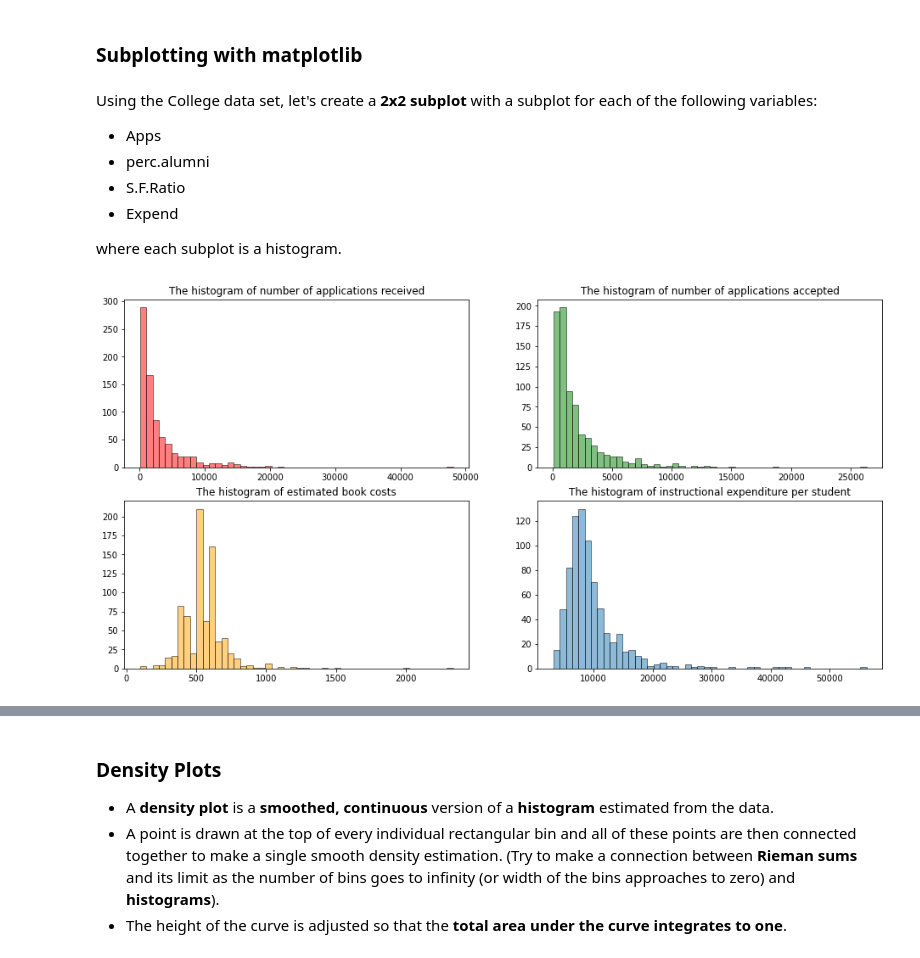
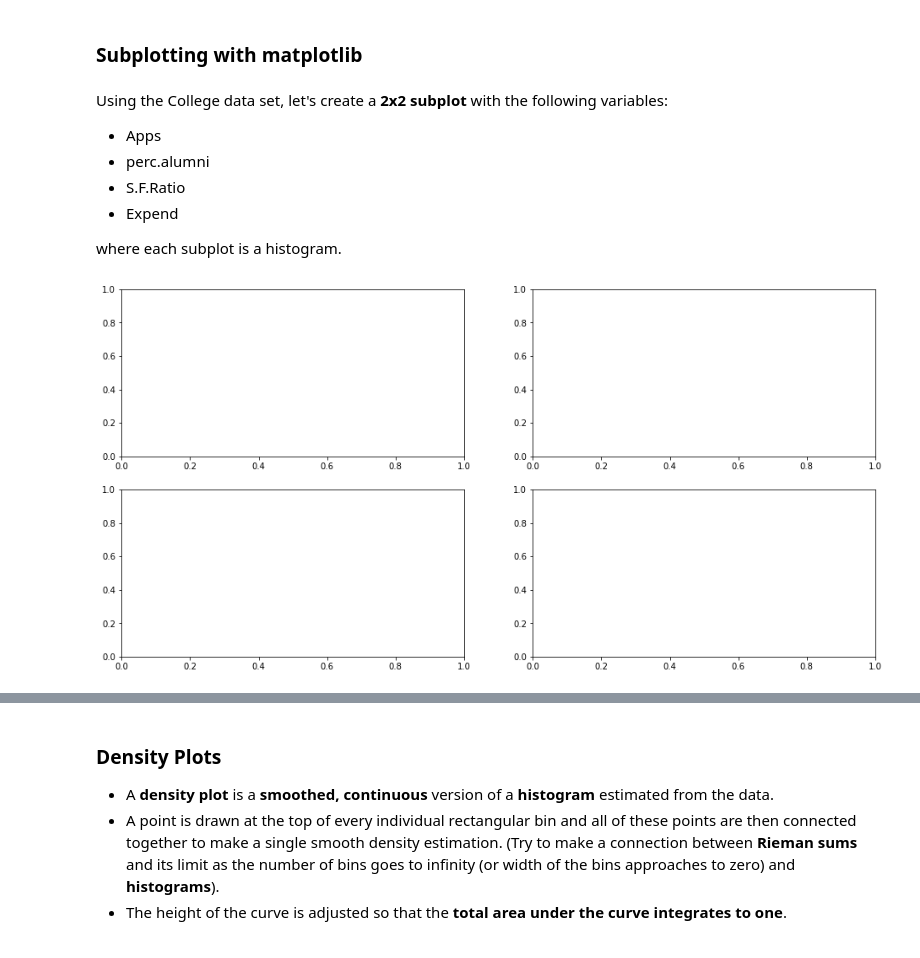
Before and after one commit to MAT555E-Fall22/MAT555E-Fall22.github.io, a Jupyter notebook: lectures/Week_01/Week_01_Eda_02.ipynb, the cells around one changed output, grey strips where cells are left out. Cells and saved outputs as stored; diff of their text form; code cells hidden in the pictures.

```diff
--- a/lectures/Week_01/Week_01_Eda_02.ipynb
+++ b/lectures/Week_01/Week_01_Eda_02.ipynb
@@ -33,7 +43,7 @@ college_df = pd.read_csv("datasets/College.csv", index_col = 0)
 # %% [markdown]
 ### Subplotting with matplotlib
 # %% [markdown]
-Using the College data set, let's create a **2x2 subplot** with a subplot for each of the following variables:
+Using the College data set, let's create a **2x2 subplot** with the following variables:
 
 - Apps
 - perc.alumni
@@ -42,26 +52,14 @@ Using the College data set, let's create a **2x2 subplot** with a subplot for ea
 
 where each subplot is a histogram.
 # %%
+#create subplots with matplotlib
+#https://matplotlib.org/stable/api/_as_gen/matplotlib.pyplot.subplots.html?highlight=subplots
 import matplotlib.pyplot as plt
-#create subplots
-figs, axs = plt.subplots(2, 2, figsize = (16,8)) #figsize: width, height, respectively.
+#Create a figure and a set of subplots
+#returns a figure and array of axes
+figure, axs = plt.subplots(2, 2, figsize = (16,8)) #figsize: width, height, respectively.
 #axs object is a 2 by 2 numpy array
 #type(axs)
 #axs
-#you can change the number of bins, as you wish
-#could not give y axis title for each subplot
-n_bins = 50
-#the frequency of number applications decreases as magnitude increases
-axs[0,0].hist(college_df['Apps'], bins = n_bins, color = 'red', alpha = 0.5, edgecolor = 'black')
-axs[0,0].set_title('The histogram of number of applications received')
-axs[0,1].hist(college_df['Accept'], bins = n_bins, color = 'green', alpha = 0.5, edgecolor = 'black')
-axs[0,1].set_title('The histogram of number of applications accepted')
-#the distribution of estimated book costs is symmetric. there a few expensive books used at colleges.
-axs[1,0].hist(college_df['Books'], bins = n_bins, color = 'orange', alpha = 0.5, edgecolor = 'black')
-axs[1,0].set_title('The histogram of estimated book costs')
-axs[1,1].hist(college_df['Expend'], bins = n_bins, alpha = 0.5, edgecolor = 'black')
-axs[1,1].set_title('The histogram of instructional expenditure per student')
-#plt.tight_layout()
-plt.show(figs) #plt.show() turns off printing the data array etc
 # %% [output]
-[figure, old version]
+[figure, new version]
```
Also changed, not shown: parts of 17 cells of this notebook, 28 other files.
